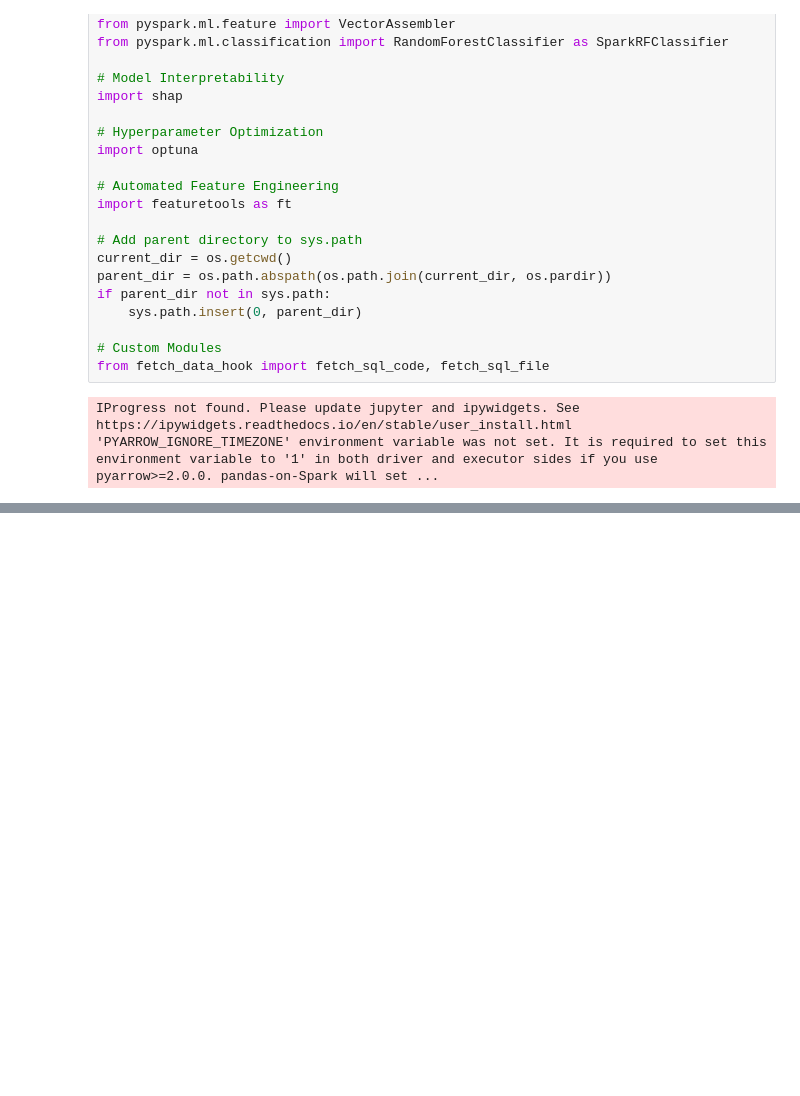
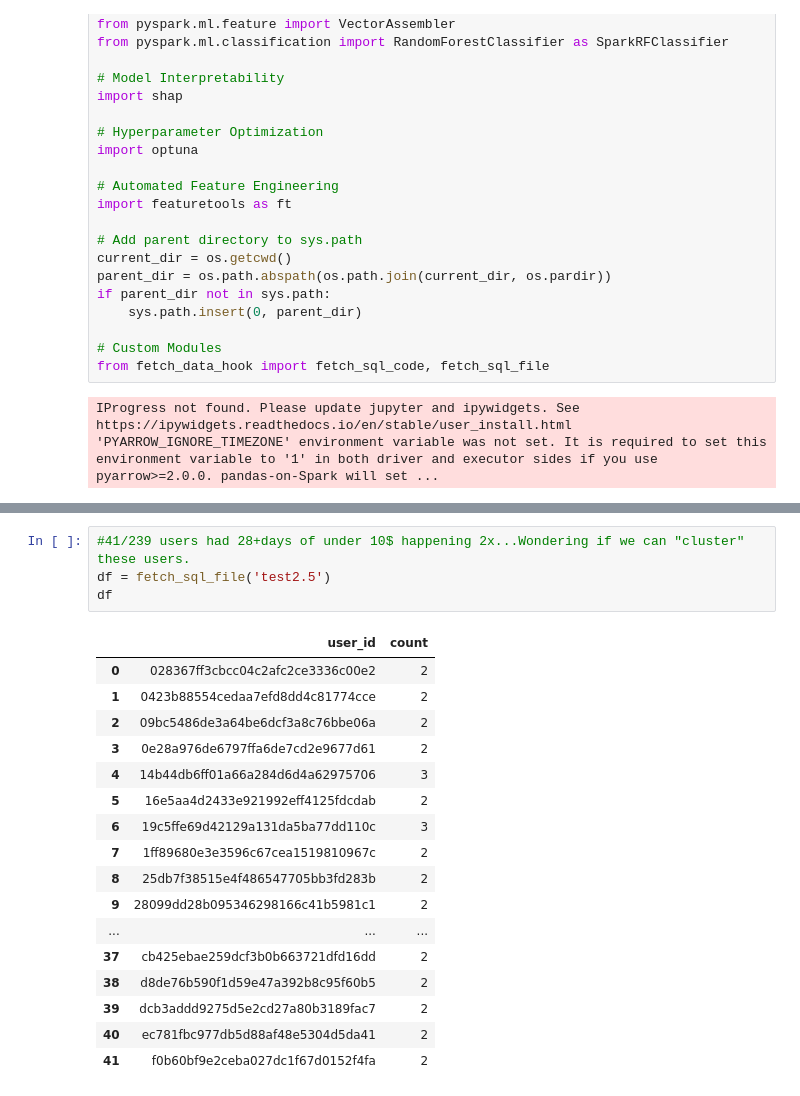
Before and after one commit to Michelangelo20/robinhood_classifer, a Jupyter notebook: src/notebook/robinhood_classifier_Q1_SQL.ipynb, the cells around one changed output, grey strips where cells are left out. Cells and saved outputs as stored; diff of their text form; blank space fills up the shorter version.

```diff
--- a/src/notebook/robinhood_classifier_Q1_SQL.ipynb
+++ b/src/notebook/robinhood_classifier_Q1_SQL.ipynb
@@ -83 +127,23 @@ poor_ppl_df
+# %%
+#41/239 users had 28+days of under 10$ happening 2x...Wondering if we can "cluster" these users.
+df = fetch_sql_file('test2.5')
+df
+# %% [output]
+|  | user_id | count |
+| 0 | 028367ff3cbcc04c2afc2ce3336c00e2 | 2 |
+| 1 | 0423b88554cedaa7efd8dd4c81774cce | 2 |
+| 2 | 09bc5486de3a64be6dcf3a8c76bbe06a | 2 |
+| 3 | 0e28a976de6797ffa6de7cd2e9677d61 | 2 |
+| 4 | 14b44db6ff01a66a284d6d4a62975706 | 3 |
+| 5 | 16e5aa4d2433e921992eff4125fdcdab | 2 |
+| 6 | 19c5ffe69d42129a131da5ba77dd110c | 3 |
+| 7 | 1ff89680e3e3596c67cea1519810967c | 2 |
+| 8 | 25db7f38515e4f486547705bb3fd283b | 2 |
+| 9 | 28099dd28b095346298166c41b5981c1 | 2 |
+| ... | ... | ... |
+| 37 | cb425ebae259dcf3b0b663721dfd16dd | 2 |
+| 38 | d8de76b590f1d59e47a392b8c95f60b5 | 2 |
+| 39 | dcb3addd9275d5e2cd27a80b3189fac7 | 2 |
+| 40 | ec781fbc977db5d88af48e5304d5da41 | 2 |
+| 41 | f0b60bf9e2ceba027dc1f67d0152f4fa | 2 |
 # %%
```
Also changed, not shown: parts of 4 cells of this notebook, 2 other files.
